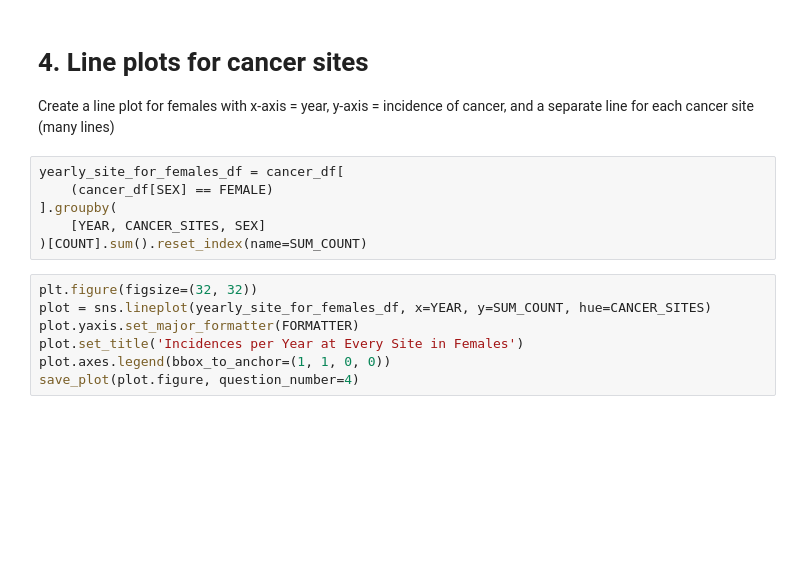
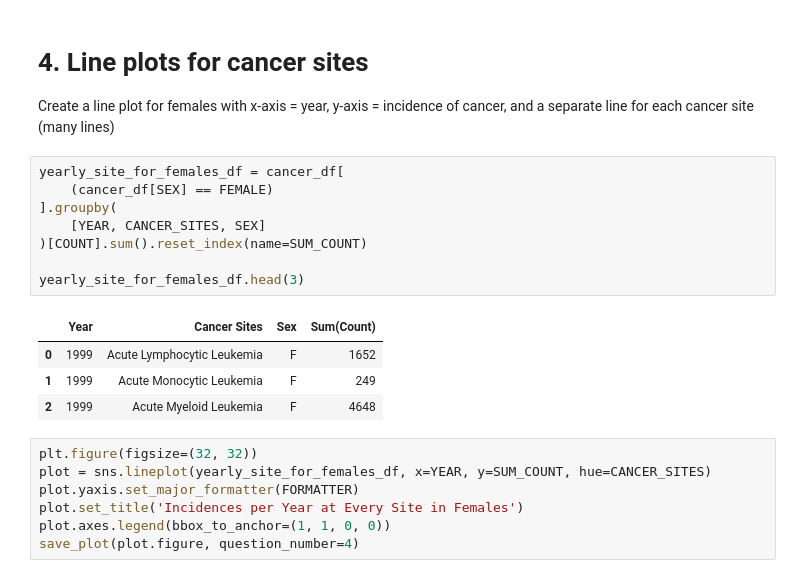
Before and after one commit to ipacheco9311/CS-577-07-Data-Science-Fall-2025, a Jupyter notebook: Assignments/Assignment1/src/assignment1-1.ipynb, the cells around one changed output. Cells and saved outputs as stored; diff of their text form; blank space fills up the shorter version.

```diff
--- a/Assignments/Assignment1/src/assignment1-1.ipynb
+++ b/Assignments/Assignment1/src/assignment1-1.ipynb
@@ -215,9 +247,16 @@ save_plot(plot.figure, question_number=3)
 # %%
 yearly_site_for_females_df = cancer_df[
     (cancer_df[SEX] == FEMALE)
 ].groupby(
     [YEAR, CANCER_SITES, SEX]
 )[COUNT].sum().reset_index(name=SUM_COUNT)
+
+yearly_site_for_females_df.head(3)
+# %% [output]
+|  | Year | Cancer Sites | Sex | Sum(Count) |
+| 0 | 1999 | Acute Lymphocytic Leukemia | F | 1652 |
+| 1 | 1999 | Acute Monocytic Leukemia | F | 249 |
+| 2 | 1999 | Acute Myeloid Leukemia | F | 4648 |
 # %%
 plt.figure(figsize=(32, 32))
 plot = sns.lineplot(yearly_site_for_females_df, x=YEAR, y=SUM_COUNT, hue=CANCER_SITES)
```
Also changed, not shown: parts of 10 cells of this notebook, 7 other files.
